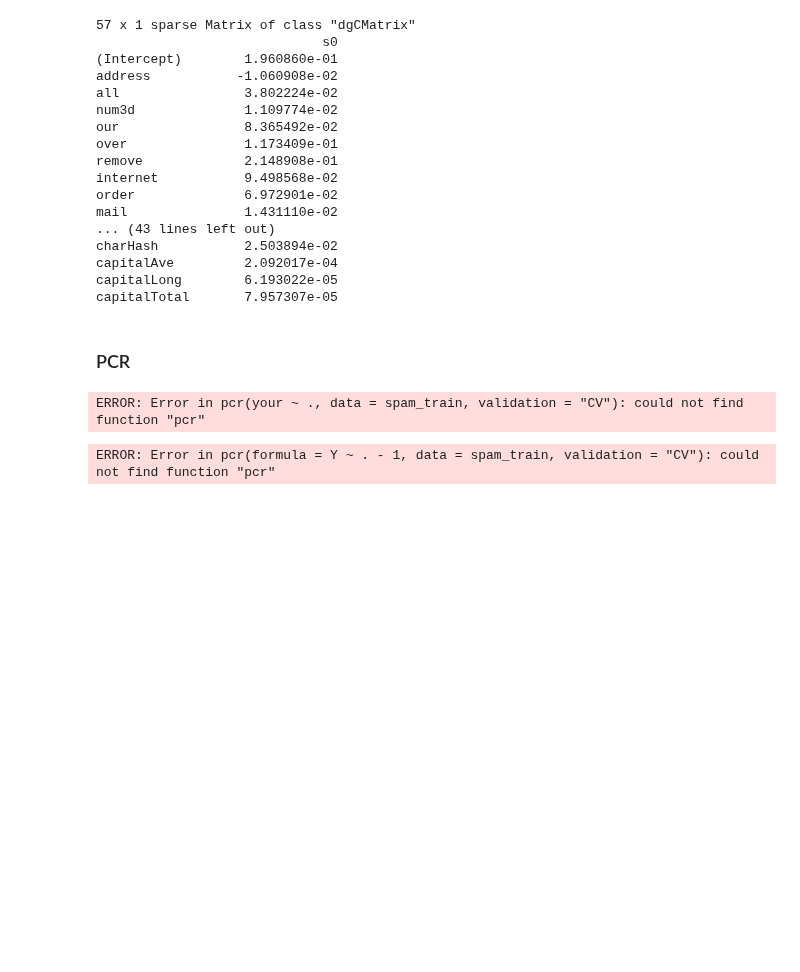
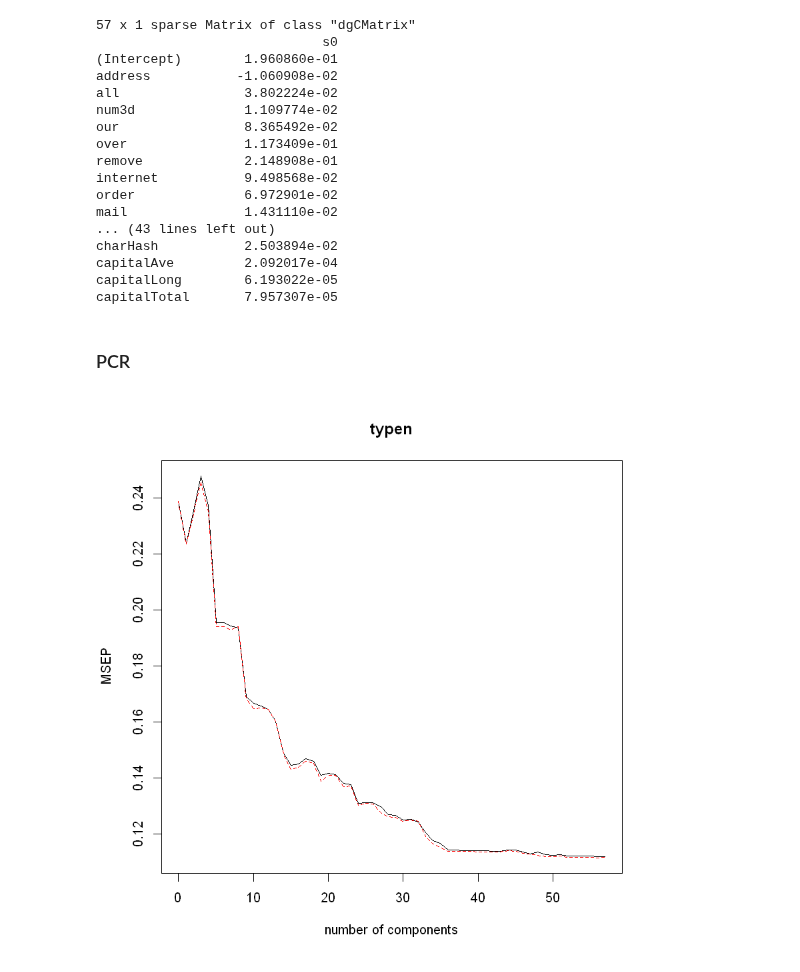
Before and after one commit to kuzn137/Statistical_problems, a Jupyter notebook: Ch3RESL.ipynb, the cells around one changed output. Saved outputs shown, nothing was run; the diff lists cells and outputs as text; code cells hidden in the pictures; blank space fills up the shorter version.

```diff
--- a/Ch3RESL.ipynb
+++ b/Ch3RESL.ipynb
@@ -449,7 +451,3 @@ modelsMSE = function(reg.fit, formula, df, out,  n){
     }
     return(val.mse)
 }
-# %%
-val.mse = modelsMSE(reg.fit, typen~.-1, spam_n, spam_n$typen, nvmax)
-plot(val.mse, xlab = "Number of predictors", ylab = "Training MSE", pch = 19, type = "b")
-val.mse
@@ -547,15 +543,7 @@ capitalTotal       7.957307e-05
 # %% [markdown]
 ### PCR
 # %%
-pcr.fit = pcr(your~., data=spam_train, validation = 'CV')
+pcr.fit = pcr(typen~.-1, data=spam_n, validation = 'CV')
 validationplot(pcr.fit, val.type="MSEP")
 # %% [output]
-ERROR: Error in pcr(your ~ ., data = spam_train, validation = "CV"): could not find function "pcr"
+[figure, added]
-# %%
-pcr <- pcr(formula =Y~.-1, data = spam_train, validation ="CV")
-plsr <- plsr( formula =Y~.-1, data = spam_train, validation ="CV")
-lars <- lars ( as.matrix ( spam_train [ ,1:ncol(spam_train ) - 1]) ,
-spam_train [, ncol( spam_train)],
-type ="lar")
-# %% [output]
-ERROR: Error in pcr(formula = Y ~ . - 1, data = spam_train, validation = "CV"): could not find function "pcr"
```
Also changed, not shown: parts of 10 cells of this notebook.
